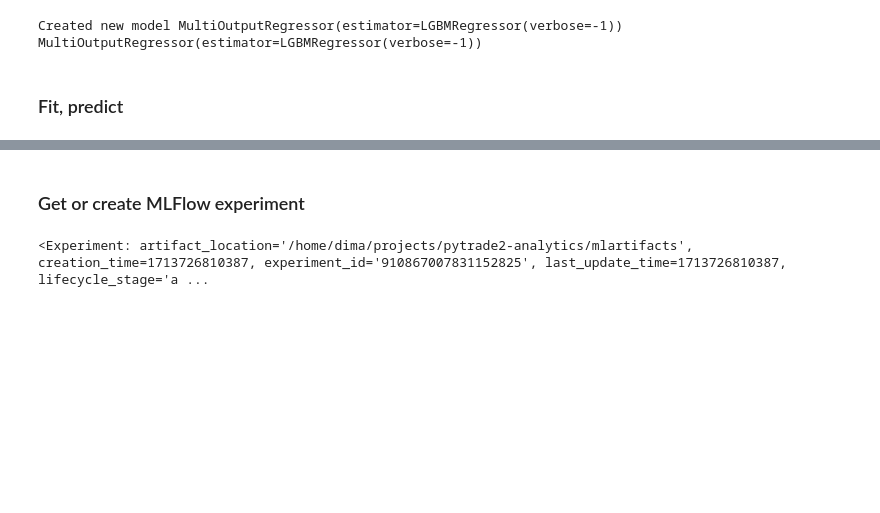
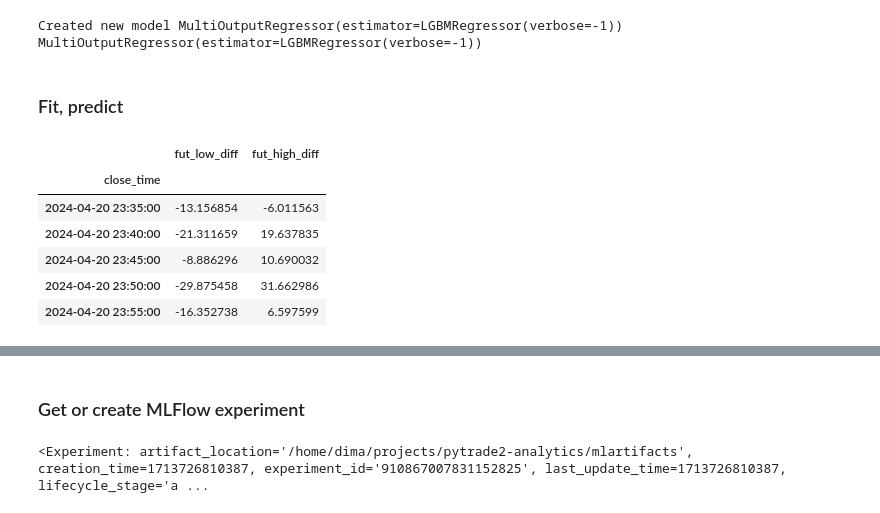
Before and after one commit to DmitryPukhov/pytrade2-analytics, a Jupyter notebook: LowHighRegression MLFlow.ipynb, the cells around one changed output, grey strips where cells are left out. Cells and saved outputs as stored; diff of their text form; code cells hidden in the pictures; blank space fills up the shorter version.

```diff
--- a/LowHighRegression MLFlow.ipynb
+++ b/LowHighRegression MLFlow.ipynb
@@ -80,11 +91,11 @@ def candles_by_periods_of(candles_1min: pd.DataFrame, periods, counts) -> dict[s
     return out
 
 # Candles by periods dictionary
-candles_by_periods = candles_by_periods_of(candles_1min, features_candles_periods, features_candles_counts)
-print('Candles counts: %s' % {period: len(df) for period, df in candles_by_periods.items()})
+candles_by_period = candles_by_periods_of(candles_1min, features_candles_periods, features_candles_counts)
+print('Candles counts: %s' % {period: len(df) for period, df in candles_by_period.items()})
 
 # Features no diff
-features, targets = MultiIndiFeatures.multi_indi_features_targets(candles_by_periods, target_period)
+features, targets = MultiIndiFeatures.multi_indi_features_targets(candles_by_period, target_period)
 features.tail()
 # %% [output]
 Candles counts: {'5min': 865, '15min': 289}
@@ -190,0 +205,15 @@ y_pred = model.predict(x_test)
+# %%
+model.fit(x_pipe.transform(x_train), y_pipe.transform(y_train))
+
+y_pred = model.predict(x_pipe.transform(x_test))
+y_pred = y_pipe.inverse_transform(y_pred)
+y_pred = pd.DataFrame(y_pred, columns = y_test.columns, index = y_test.index)
+y_pred.tail()
+# %% [output]
+|  | fut_low_diff | fut_high_diff |
+| close_time |  |  |
+| 2024-04-20 23:35:00 | -13.156854 | -6.011563 |
+| 2024-04-20 23:40:00 | -21.311659 | 19.637835 |
+| 2024-04-20 23:45:00 | -8.886296 | 10.690032 |
+| 2024-04-20 23:50:00 | -29.875458 | 31.662986 |
+| 2024-04-20 23:55:00 | -16.352738 | 6.597599 |
```
Also changed, not shown: parts of 8 cells of this notebook.
